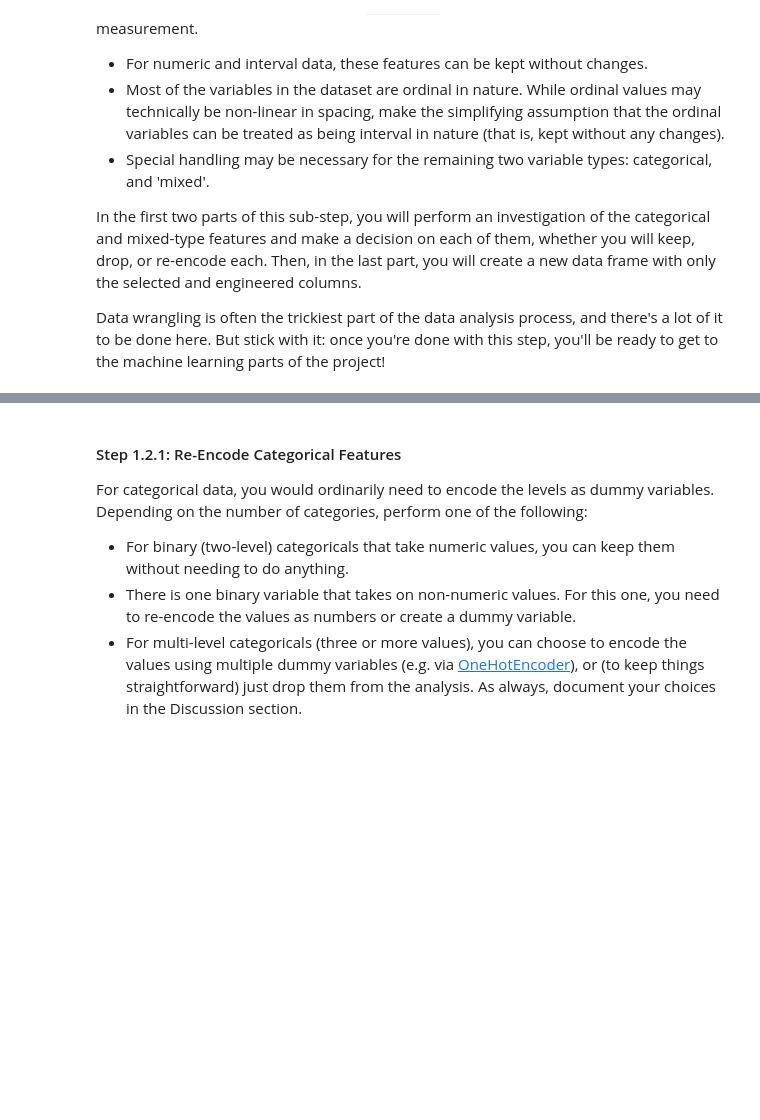
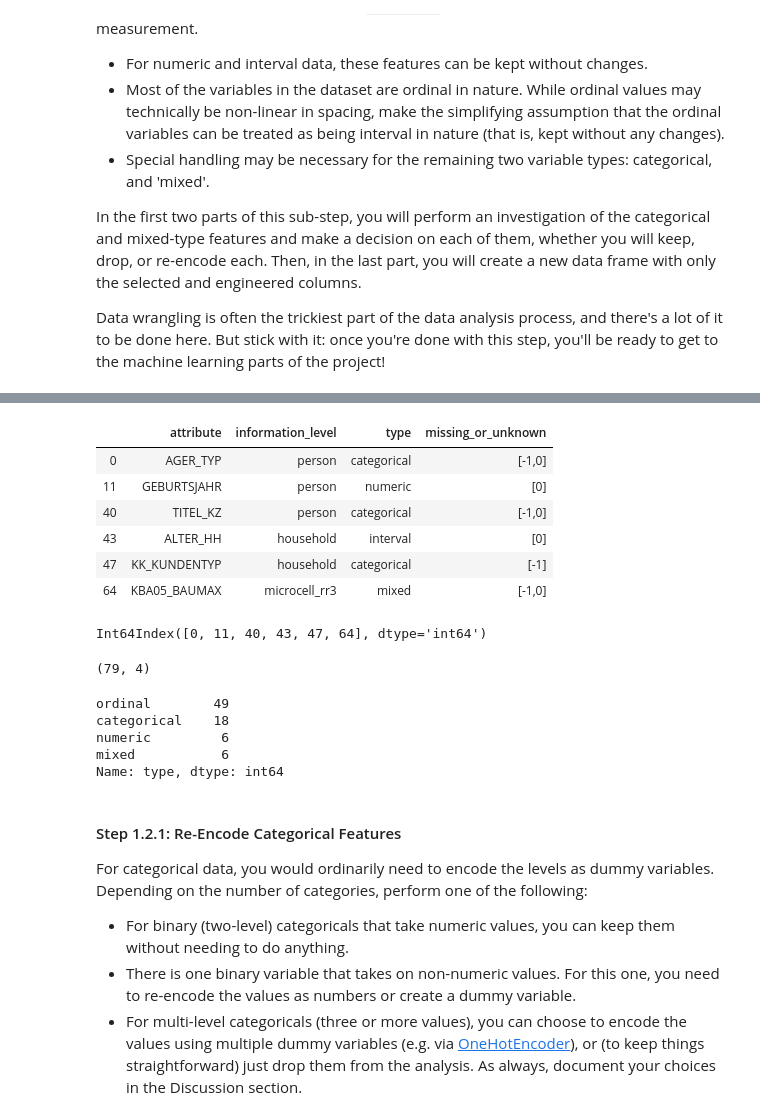
Before and after one commit to gepallas/Machine_Learning_3_Customer_Segmentation, a Jupyter notebook: Identify_Customer_Segments.ipynb, the cells around one changed output, grey strips where cells are left out. Cells and saved outputs as stored; diff of their text form; code cells hidden in the pictures; blank space fills up the shorter version.

```diff
--- a/Identify_Customer_Segments.ipynb
+++ b/Identify_Customer_Segments.ipynb
@@ -574,0 +587,16 @@ Data wrangling is often the trickiest part of the data analysis process, and the
+# %%
+row_to_drop = feat_info[feat_info.attribute.isin(list(col_to_drop))]
+row_to_drop
+# %% [output]
+|  | attribute | information_level | type | missing_or_unknown |
+| 0 | AGER_TYP | person | categorical | [-1,0] |
+| 11 | GEBURTSJAHR | person | numeric | [0] |
+| 40 | TITEL_KZ | person | categorical | [-1,0] |
+| 43 | ALTER_HH | household | interval | [0] |
+| 47 | KK_KUNDENTYP | household | categorical | [-1] |
+| 64 | KBA05_BAUMAX | microcell_rr3 | mixed | [-1,0] |
+# %%
+row_to_drop = row_to_drop.index
+row_to_drop
+# %% [output]
+Int64Index([0, 11, 40, 43, 47, 64], dtype='int64')
@@ -575,3 +605,15 @@ Data wrangling is often the trickiest part of the data analysis process, and the
+# %%
+feat_info_clean.shape
+# %% [output]
+(79, 4)
+# %%
+feat_info_clean.type.value_counts()
+# %% [output]
+ordinal        49
+categorical    18
+numeric         6
+mixed           6
+Name: type, dtype: int64
 # %% [markdown]
 #### Step 1.2.1: Re-Encode Categorical Features
 
```
Also changed, not shown: parts of 19 cells of this notebook.
